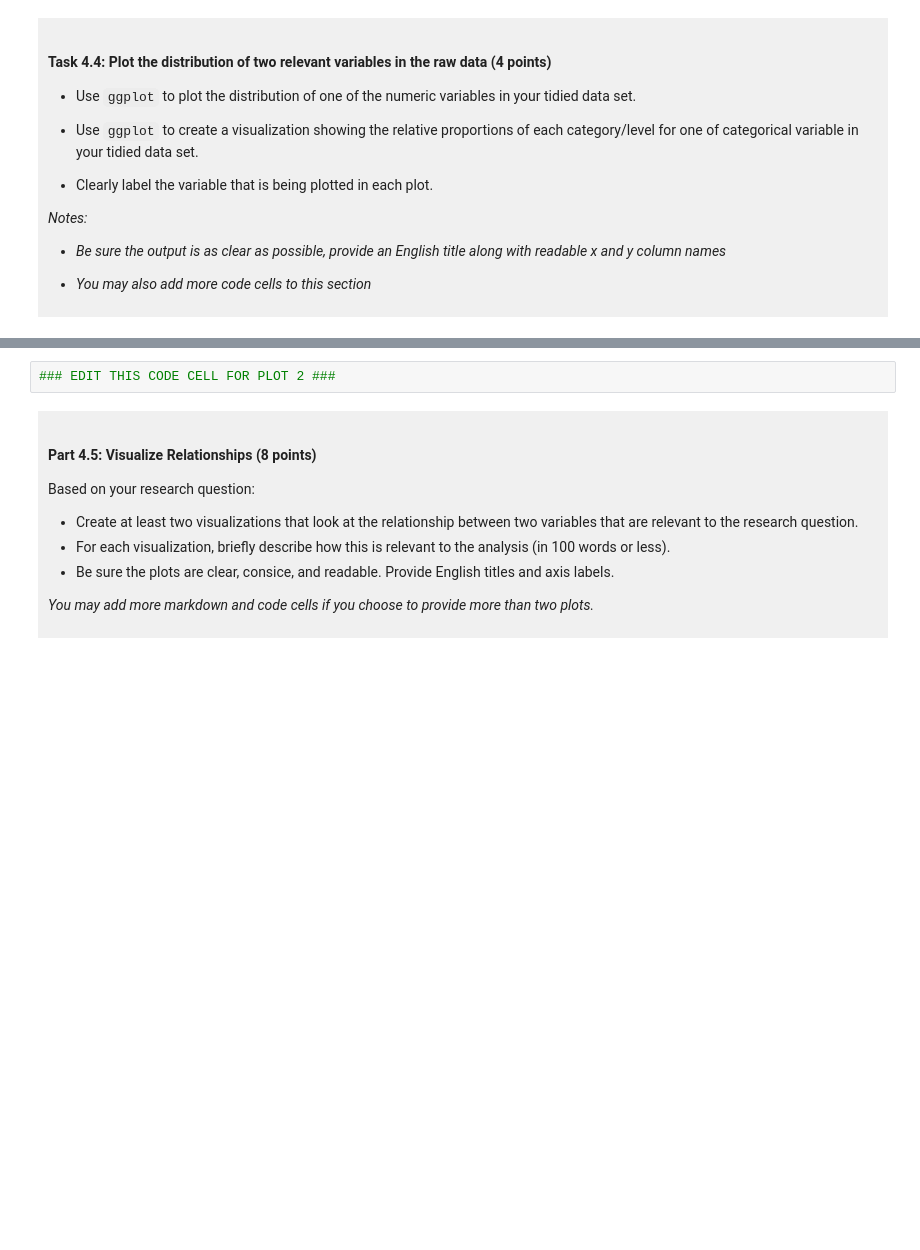
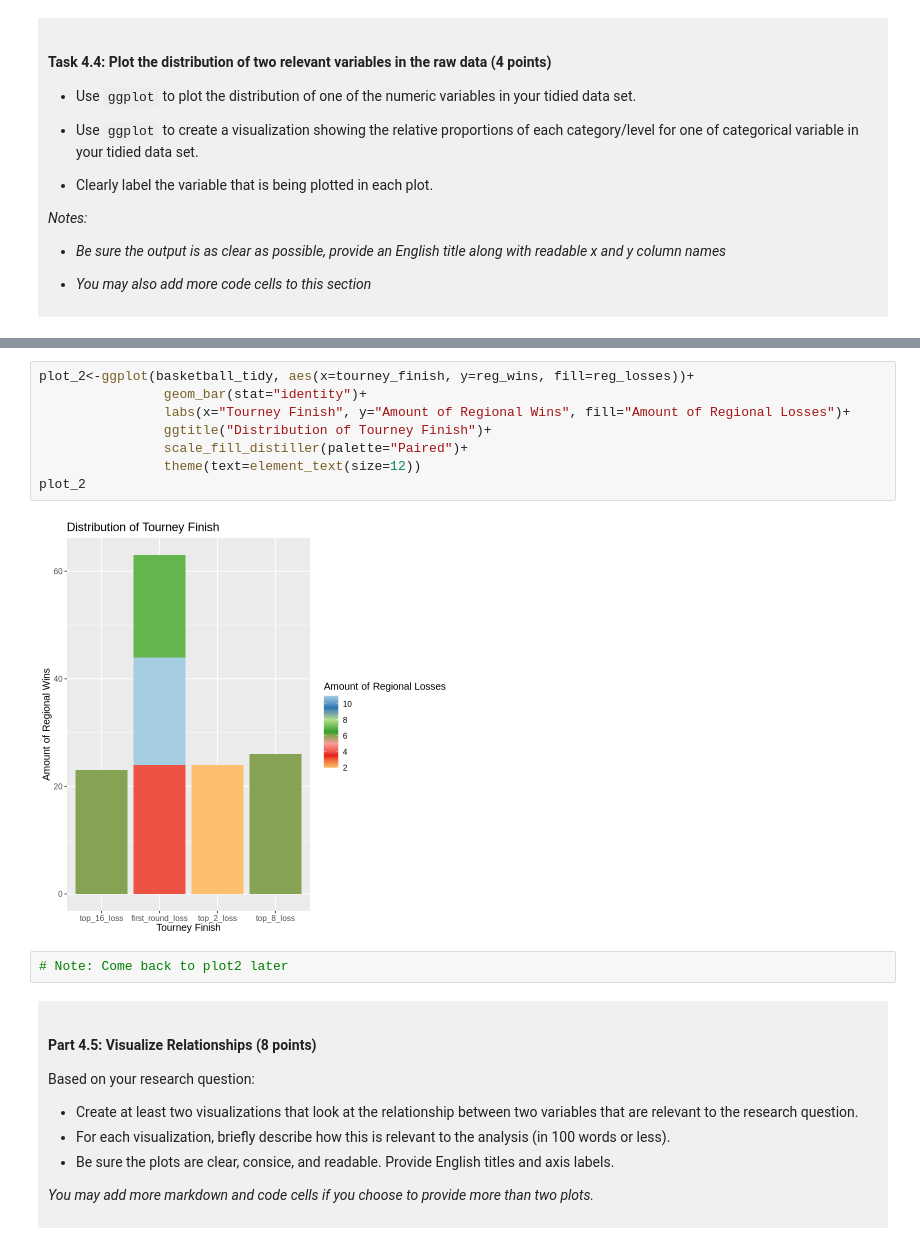
Before and after one commit to melodyl000/DSCI-Project-Melody, a Jupyter notebook: dsci-100-project-notebook.ipynb, the cells around one changed output, grey strips where cells are left out. Saved outputs shown, nothing was run; the diff lists cells and outputs as text; blank space fills up the shorter version.

```diff
--- a/dsci-100-project-notebook.ipynb
+++ b/dsci-100-project-notebook.ipynb
@@ -337,5 +312,15 @@ A tibble: 4 × 2
 # %%
-### EDIT THIS CODE CELL FOR PLOT 2 ###
+plot_2<-ggplot(basketball_tidy, aes(x=tourney_finish, y=reg_wins, fill=reg_losses))+
+                geom_bar(stat="identity")+
+                labs(x="Tourney Finish", y="Amount of Regional Wins", fill="Amount of Regional Losses")+
+                ggtitle("Distribution of Tourney Finish")+
+                scale_fill_distiller(palette="Paired")+
+                theme(text=element_text(size=12))
+plot_2
+# %% [output]
+[figure, added]
+# %%
+# Note: Come back to plot2 later
 # %% [markdown]
 <div style="background-color: #f0f0f0; padding: 10px;">
 
```
Also changed, not shown: parts of 3 cells of this notebook.
